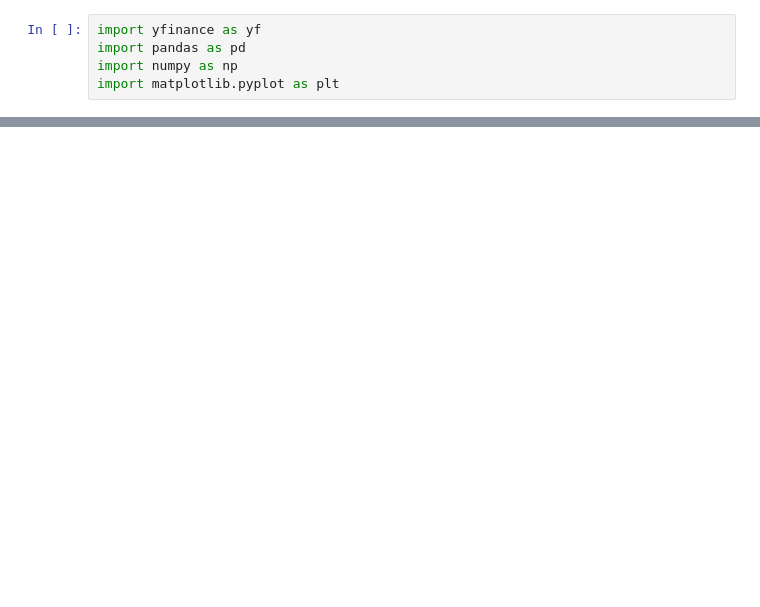
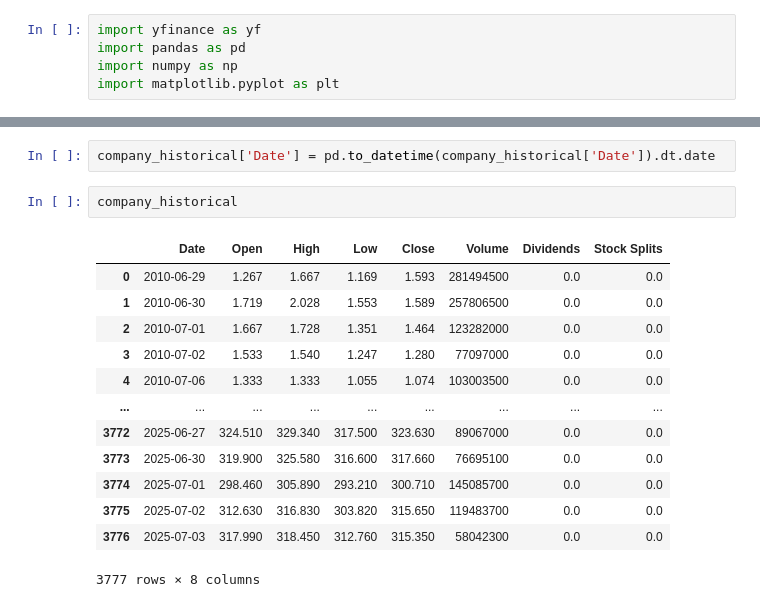
Before and after one commit to jamesrubio23/financial-statement-analysis, a Jupyter notebook: yfinance_data.ipynb, the cells around one changed output, grey strips where cells are left out. Cells and saved outputs as stored; diff of their text form; blank space fills up the shorter version.

```diff
--- a/yfinance_data.ipynb
+++ b/yfinance_data.ipynb
@@ -28,0 +461,18 @@ data.history()
+# %%
+company_historical['Date'] = pd.to_datetime(company_historical['Date']).dt.date
+# %%
+company_historical
+# %% [output]
+|  | Date | Open | High | Low | Close | Volume | Dividends | Stock Splits |
+| 0 | 2010-06-29 | 1.267 | 1.667 | 1.169 | 1.593 | 281494500 | 0.0 | 0.0 |
+| 1 | 2010-06-30 | 1.719 | 2.028 | 1.553 | 1.589 | 257806500 | 0.0 | 0.0 |
+| 2 | 2010-07-01 | 1.667 | 1.728 | 1.351 | 1.464 | 123282000 | 0.0 | 0.0 |
+| 3 | 2010-07-02 | 1.533 | 1.540 | 1.247 | 1.280 | 77097000 | 0.0 | 0.0 |
+| 4 | 2010-07-06 | 1.333 | 1.333 | 1.055 | 1.074 | 103003500 | 0.0 | 0.0 |
+| ... | ... | ... | ... | ... | ... | ... | ... | ... |
+| 3772 | 2025-06-27 | 324.510 | 329.340 | 317.500 | 323.630 | 89067000 | 0.0 | 0.0 |
+| 3773 | 2025-06-30 | 319.900 | 325.580 | 316.600 | 317.660 | 76695100 | 0.0 | 0.0 |
+| 3774 | 2025-07-01 | 298.460 | 305.890 | 293.210 | 300.710 | 145085700 | 0.0 | 0.0 |
+| 3775 | 2025-07-02 | 312.630 | 316.830 | 303.820 | 315.650 | 119483700 | 0.0 | 0.0 |
+| 3776 | 2025-07-03 | 317.990 | 318.450 | 312.760 | 315.350 | 58042300 | 0.0 | 0.0 |
+3777 rows × 8 columns
```
Also changed, not shown: parts of 75 cells of this notebook, 2 other files.
